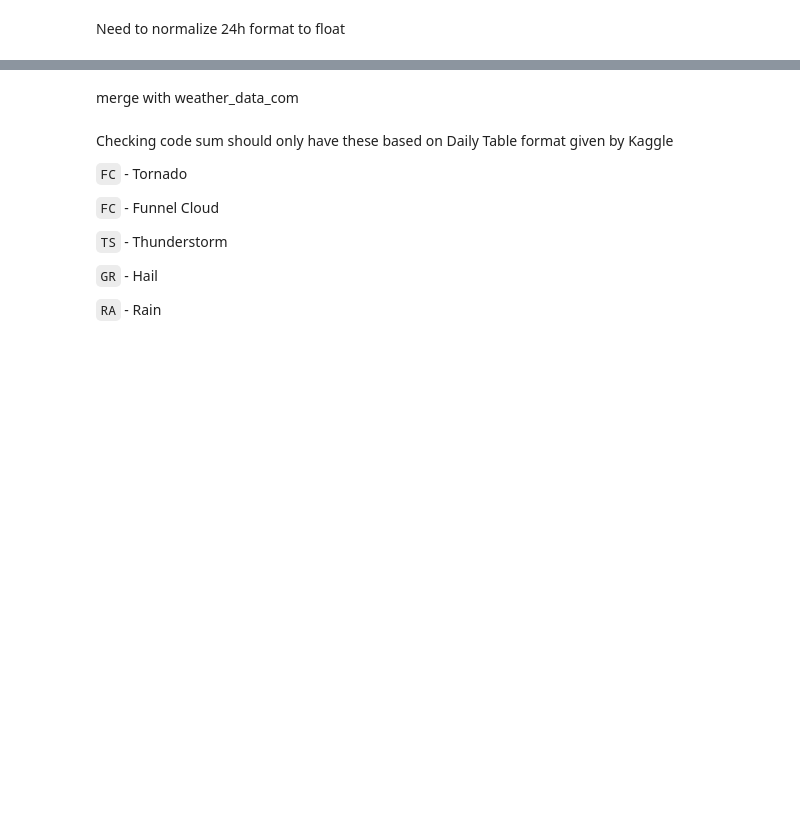
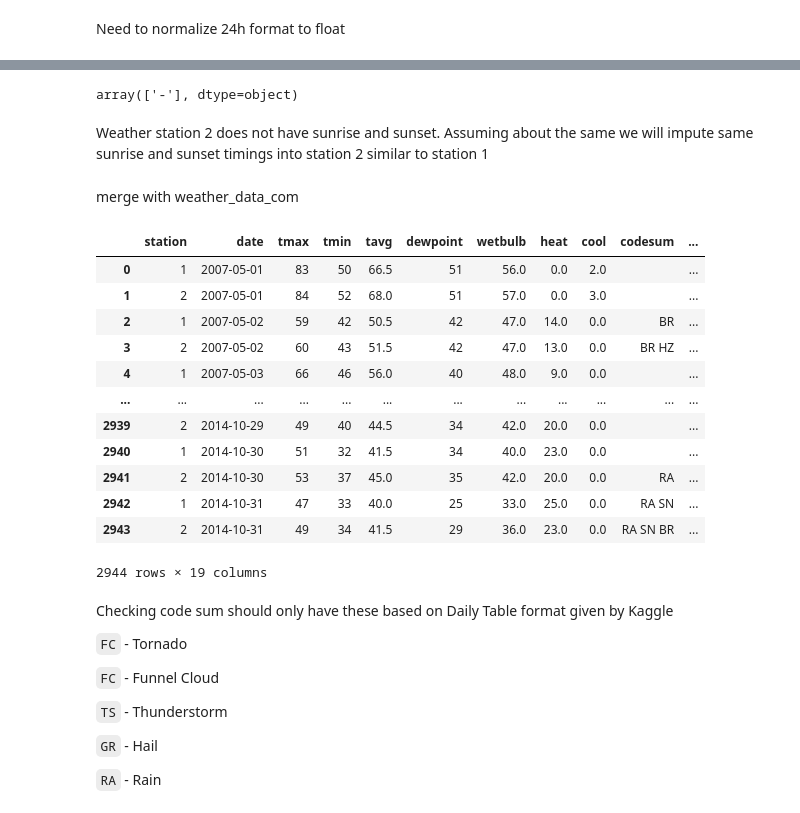
Before and after one commit to msamhz/GA-Project_4, a Jupyter notebook: code/Data_Cleanup_Consolidated.ipynb, the cells around one changed output, grey strips where cells are left out. Saved outputs shown, nothing was run; the diff lists cells and outputs as text; code cells hidden in the pictures; blank space fills up the shorter version.

```diff
--- a/code/Data_Cleanup_Consolidated.ipynb
+++ b/code/Data_Cleanup_Consolidated.ipynb
@@ -448,6 +463,6 @@ weather.columns = [word.lower() for word in weather.columns]
 weather['date'] = weather['date'].map(lambda date: datetime.strptime(date, '%Y-%m-%d'))
 # %%
 # create month column
-weather['month'] = weather['date'].apply(change_month)
+weather['month'] = weather['date'].dt.month
 # %%
 weather.info()
@@ -523,3 +625,17 @@ Need to normalize 24h format to float
+# %%
+# find how many unique timings from station 2
+weather[weather.station == 2].sunrise.unique()
+# %% [output]
+array(['-'], dtype=object)
+# %% [markdown]
+Weather station 2 does not have sunrise and sunset. Assuming about the same we will impute same sunrise and sunset timings into station 2 similar to station 1
+# %%
+# create reference to get sunrise and sunset timings from station 1
+weather_ref = weather[weather.station == 1][['date','sunrise','sunset']]
+# %%
+# imput all sunrise and sunset timings for station 2 similar to station 1 based on 'date'
+
+weather = weather.merge(weather_ref, on = 'date').drop(columns = ['sunrise_x', 'sunset_x']).rename(columns = {'sunrise_y': 'sunrise', 'sunset_y': 'sunset'})
 # %%
 # Define function to help convert 24h to float (0430 -->> 4.5)
 
@@ -545,3 +661,19 @@ weather_data_com['sunset'] = list(sunset_times.map(suntime_float))
+# %%
+weather
+# %% [output]
+|  | station | date | tmax | tmin | tavg | dewpoint | wetbulb | heat | cool | codesum | ... |
+| 0 | 1 | 2007-05-01 | 83 | 50 | 66.5 | 51 | 56.0 | 0.0 | 2.0 |  | ... |
+| 1 | 2 | 2007-05-01 | 84 | 52 | 68.0 | 51 | 57.0 | 0.0 | 3.0 |  | ... |
+| 2 | 1 | 2007-05-02 | 59 | 42 | 50.5 | 42 | 47.0 | 14.0 | 0.0 | BR | ... |
+| 3 | 2 | 2007-05-02 | 60 | 43 | 51.5 | 42 | 47.0 | 13.0 | 0.0 | BR HZ | ... |
+| 4 | 1 | 2007-05-03 | 66 | 46 | 56.0 | 40 | 48.0 | 9.0 | 0.0 |  | ... |
+| ... | ... | ... | ... | ... | ... | ... | ... | ... | ... | ... | ... |
+| 2939 | 2 | 2014-10-29 | 49 | 40 | 44.5 | 34 | 42.0 | 20.0 | 0.0 |  | ... |
+| 2940 | 1 | 2014-10-30 | 51 | 32 | 41.5 | 34 | 40.0 | 23.0 | 0.0 |  | ... |
+| 2941 | 2 | 2014-10-30 | 53 | 37 | 45.0 | 35 | 42.0 | 20.0 | 0.0 | RA | ... |
+| 2942 | 1 | 2014-10-31 | 47 | 33 | 40.0 | 25 | 33.0 | 25.0 | 0.0 | RA SN | ... |
+| 2943 | 2 | 2014-10-31 | 49 | 34 | 41.5 | 29 | 36.0 | 23.0 | 0.0 | RA SN BR | ... |
+2944 rows × 19 columns
 # %% [markdown]
 Checking code sum should only have these based on Daily Table format given by Kaggle
 
```
Also changed, not shown: parts of 98 cells of this notebook, 1 other file.
